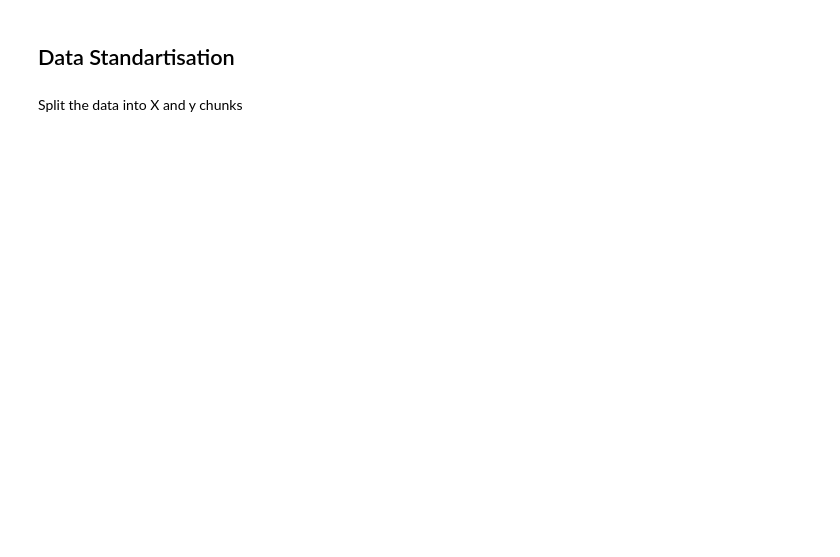
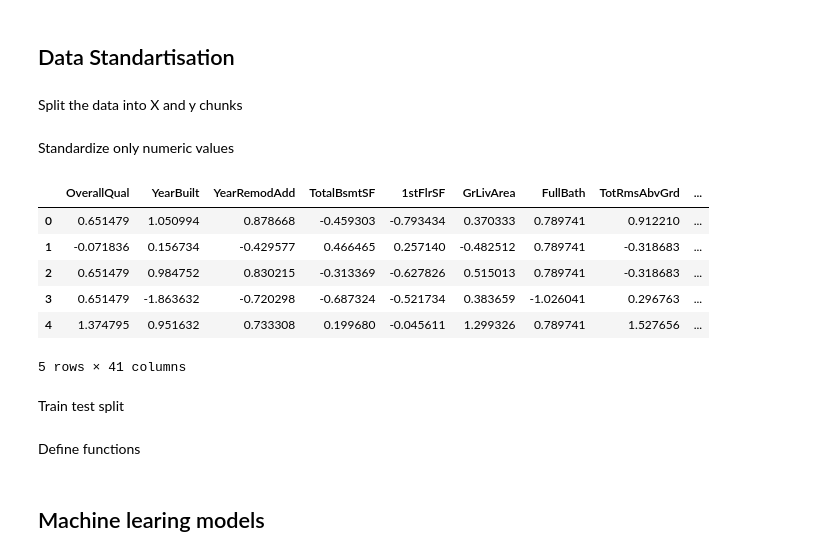
Before and after one commit to myredex/kaggle_house_price_prediction, a Jupyter notebook: kaggle-house-prices-basics.ipynb, the cells around one changed output. Cells and saved outputs as stored; diff of their text form; code cells hidden in the pictures; blank space fills up the shorter version.

```diff
--- a/kaggle-house-prices-basics.ipynb
+++ b/kaggle-house-prices-basics.ipynb
@@ -836,3 +818,5 @@ Split the data into X and y chunks
 X = train_df_d.drop("SalePrice", axis=1)
 
 y = train_df_d["SalePrice"]
+# %% [markdown]
+Standardize only numeric values
@@ -838,0 +831,12 @@ y = train_df_d["SalePrice"]
+# %%
+X.head()
+# %% [output]
+|  | OverallQual | YearBuilt | YearRemodAdd | TotalBsmtSF | 1stFlrSF | GrLivArea | FullBath | TotRmsAbvGrd | ... |
+| 0 | 0.651479 | 1.050994 | 0.878668 | -0.459303 | -0.793434 | 0.370333 | 0.789741 | 0.912210 | ... |
+| 1 | -0.071836 | 0.156734 | -0.429577 | 0.466465 | 0.257140 | -0.482512 | 0.789741 | -0.318683 | ... |
+| 2 | 0.651479 | 0.984752 | 0.830215 | -0.313369 | -0.627826 | 0.515013 | 0.789741 | -0.318683 | ... |
+| 3 | 0.651479 | -1.863632 | -0.720298 | -0.687324 | -0.521734 | 0.383659 | -1.026041 | 0.296763 | ... |
+| 4 | 1.374795 | 0.951632 | 0.733308 | 0.199680 | -0.045611 | 1.299326 | 0.789741 | 1.527656 | ... |
+5 rows × 41 columns
+# %% [markdown]
+Train test split
@@ -838,0 +846,5 @@ y = train_df_d["SalePrice"]
+# %% [markdown]
+Define functions
+# %% [markdown]
+<a id="MLM"></a>
+## Machine learing models
```
Also changed, not shown: parts of 23 cells of this notebook.
